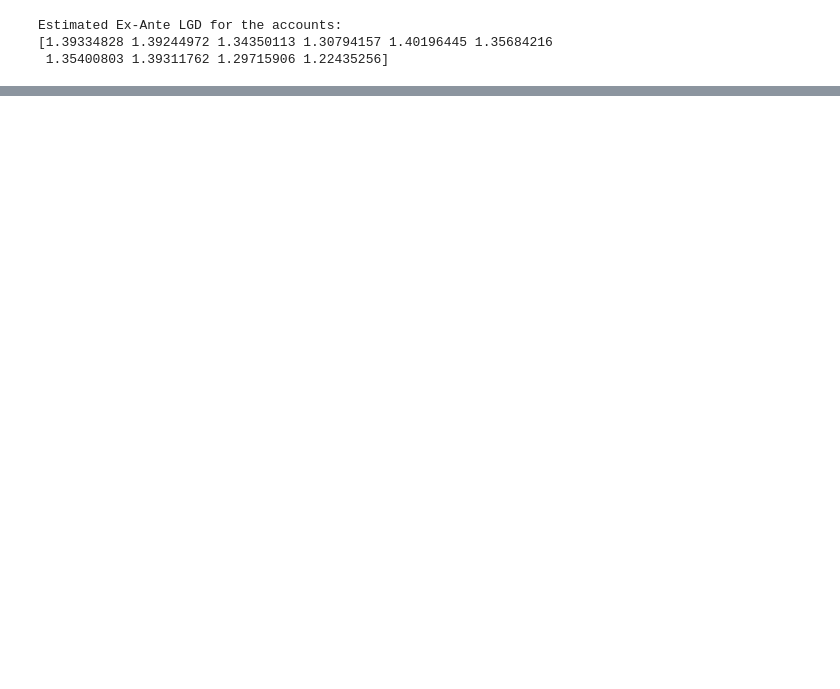
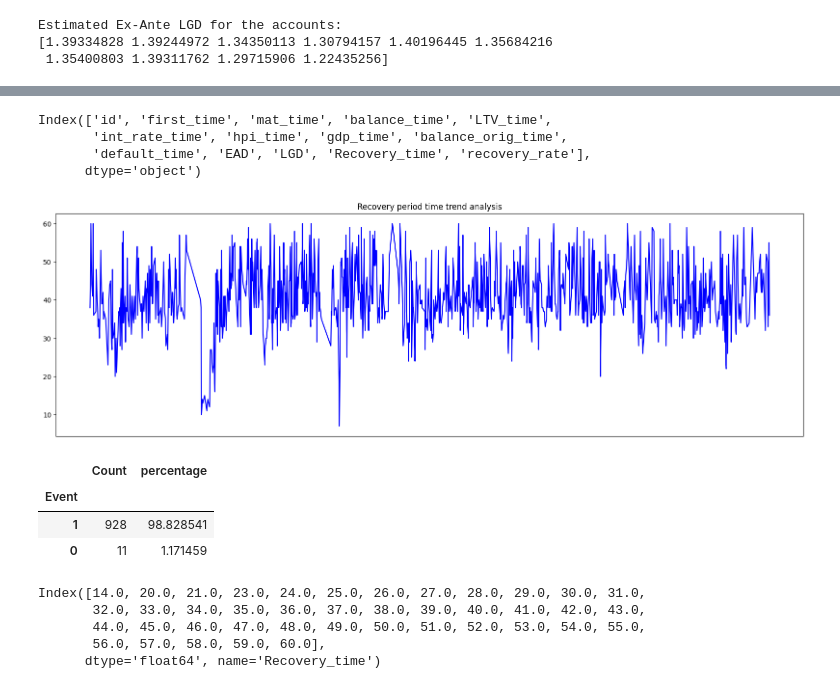
Before and after one commit to prashant65/LGD_Survival, a Jupyter notebook: LGD_Survival .ipynb, the cells around one changed output, grey strips where cells are left out. Saved outputs shown, nothing was run; the diff lists cells and outputs as text; code cells hidden in the pictures; blank space fills up the shorter version.

```diff
--- a/LGD_Survival .ipynb
+++ b/LGD_Survival .ipynb
@@ -1044,3 +923,9 @@ print(L[:10])  # Display the first 10 results
 Estimated Ex-Ante LGD for the accounts:
 [1.39334828 1.39244972 1.34350113 1.30794157 1.40196445 1.35684216
  1.35400803 1.39311762 1.29715906 1.22435256]
+# %%
+dfp_final['L_predicted'] = L
+# %%
+dfp_final = dfp_final.drop(columns=['pi_estimated', 'L_a'])
+# %%
+dfp_final.columns = [col.replace('_','') if '_' in col else col for col in dfp_final.columns]
@@ -1046,0 +974,19 @@ Estimated Ex-Ante LGD for the accounts:
+# %%
+dfp_final = dfp_final[dfp_final['Recovery_time'] != 0]
+# %%
+# total population is Lower number than starting population since the model is built on the default cases where recovery process is still ongoing.
+dfp_final.columns
+# %% [output]
+Index(['id', 'first_time', 'mat_time', 'balance_time', 'LTV_time',
+       'int_rate_time', 'hpi_time', 'gdp_time', 'balance_orig_time',
+       'default_time', 'EAD', 'LGD', 'Recovery_time', 'recovery_rate'],
+      dtype='object')
+# %%
+# check recovery time trend
+plt.figure(figsize=(20, 6))
+plt.plot(dfp_final['Recovery_time'],linestyle='-',color='b')
+plt.gca().get_xaxis().set_visible(False)
+plt.title('Recovery period time trend analysis')
+plt.show()
+# %% [output]
+[figure, added]
@@ -1046,0 +996,7 @@ Estimated Ex-Ante LGD for the accounts:
+# %%
+dfp_final['Event'].value_counts().to_frame(name='Count').assign(percentage=lambda x: (x['Count']/x['Count'].sum()) * 100)
+# %% [output]
+|  | Count | percentage |
+| Event |  |  |
+| 1 | 928 | 98.828541 |
+| 0 | 11 | 1.171459 |
@@ -1046,0 +1010,8 @@ Estimated Ex-Ante LGD for the accounts:
+# %%
+tied_times
+# %% [output]
+Index([14.0, 20.0, 21.0, 23.0, 24.0, 25.0, 26.0, 27.0, 28.0, 29.0, 30.0, 31.0,
+       32.0, 33.0, 34.0, 35.0, 36.0, 37.0, 38.0, 39.0, 40.0, 41.0, 42.0, 43.0,
+       44.0, 45.0, 46.0, 47.0, 48.0, 49.0, 50.0, 51.0, 52.0, 53.0, 54.0, 55.0,
+       56.0, 57.0, 58.0, 59.0, 60.0],
+      dtype='float64', name='Recovery_time')
```
Also changed, not shown: parts of 27 cells of this notebook.
